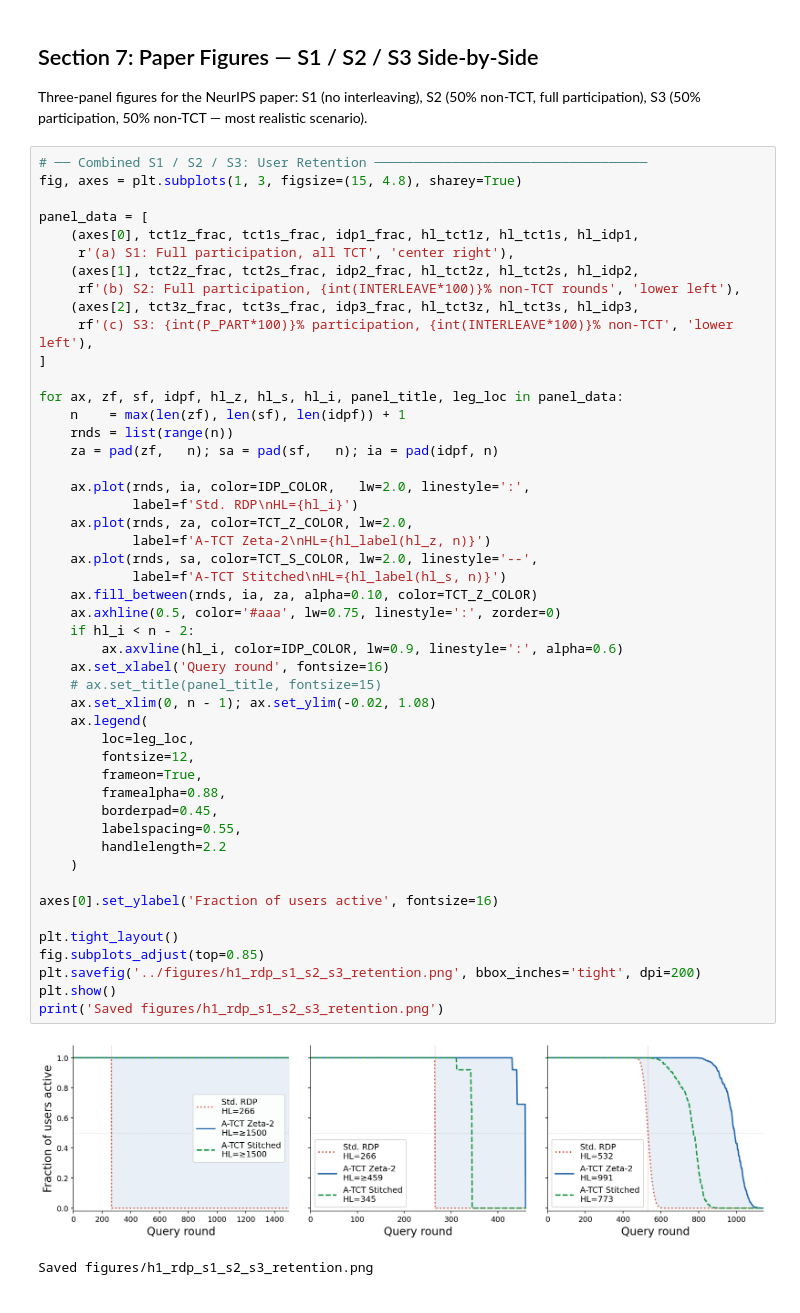
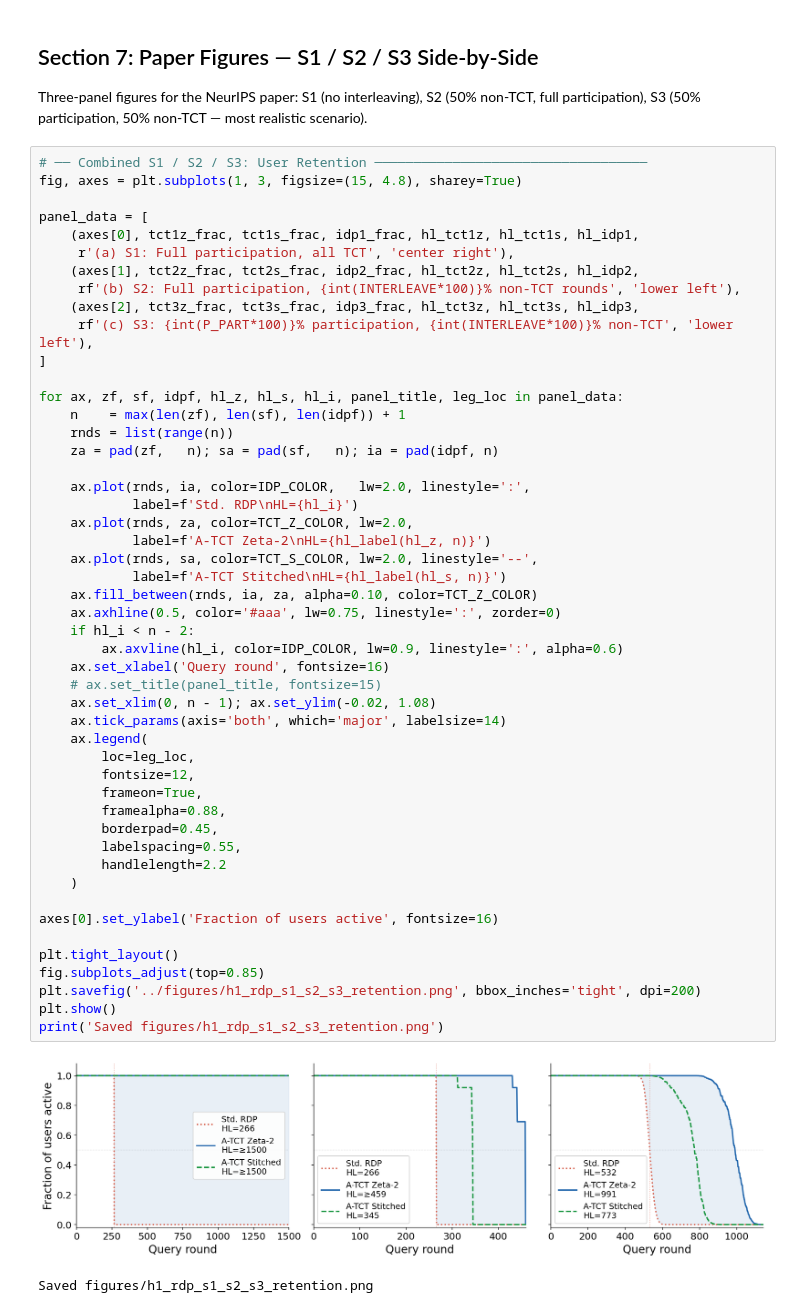
Before and after one commit to arcaulfield/adaptive-act, a Jupyter notebook: notebooks/11_h1_rdp.ipynb, the cells around one changed output. Drawn from its saved outputs; the diff is of its cells as text.

```diff
--- a/notebooks/11_h1_rdp.ipynb
+++ b/notebooks/11_h1_rdp.ipynb
@@ -515,34 +515,35 @@ for ax, zf, sf, idpf, hl_z, hl_s, hl_i, panel_title, leg_loc in panel_data:
             label=f'Std. RDP\nHL={hl_i}')
     ax.plot(rnds, za, color=TCT_Z_COLOR, lw=2.0,
             label=f'A-TCT Zeta-2\nHL={hl_label(hl_z, n)}')
     ax.plot(rnds, sa, color=TCT_S_COLOR, lw=2.0, linestyle='--',
             label=f'A-TCT Stitched\nHL={hl_label(hl_s, n)}')
     ax.fill_between(rnds, ia, za, alpha=0.10, color=TCT_Z_COLOR)
     ax.axhline(0.5, color='#aaa', lw=0.75, linestyle=':', zorder=0)
     if hl_i < n - 2:
         ax.axvline(hl_i, color=IDP_COLOR, lw=0.9, linestyle=':', alpha=0.6)
     ax.set_xlabel('Query round', fontsize=16)
     # ax.set_title(panel_title, fontsize=15)
     ax.set_xlim(0, n - 1); ax.set_ylim(-0.02, 1.08)
+    ax.tick_params(axis='both', which='major', labelsize=14)
     ax.legend(
         loc=leg_loc,
         fontsize=12,
         frameon=True,
         framealpha=0.88,
         borderpad=0.45,
         labelspacing=0.55,
         handlelength=2.2
     )
 
 axes[0].set_ylabel('Fraction of users active', fontsize=16)
 
 plt.tight_layout()
 fig.subplots_adjust(top=0.85)
 plt.savefig('../figures/h1_rdp_s1_s2_s3_retention.png', bbox_inches='tight', dpi=200)
 plt.show()
 print('Saved figures/h1_rdp_s1_s2_s3_retention.png')
 # %% [output]
-[figure, old version]
+[figure, new version]
 Saved figures/h1_rdp_s1_s2_s3_retention.png
 # %%
 # ── Combined S1 / S2 / S3: Budget Degradation ───────────────────────────────
```
Also changed, not shown: parts of 4 cells of this notebook, 3 other files.
